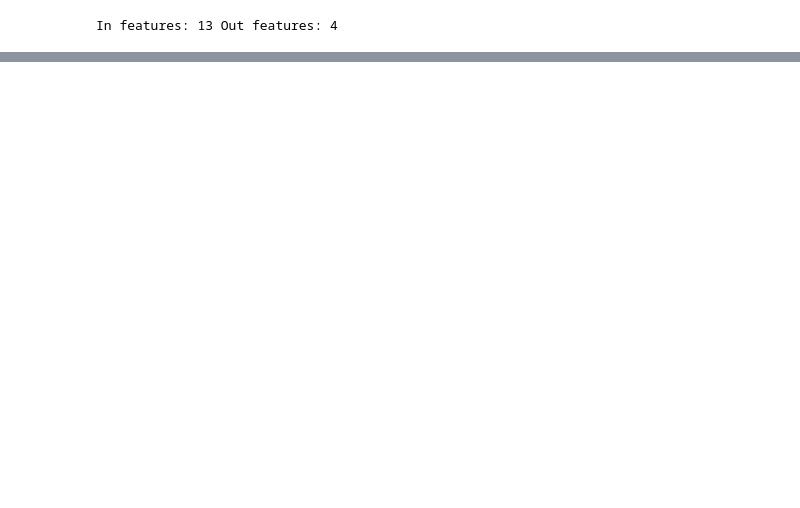
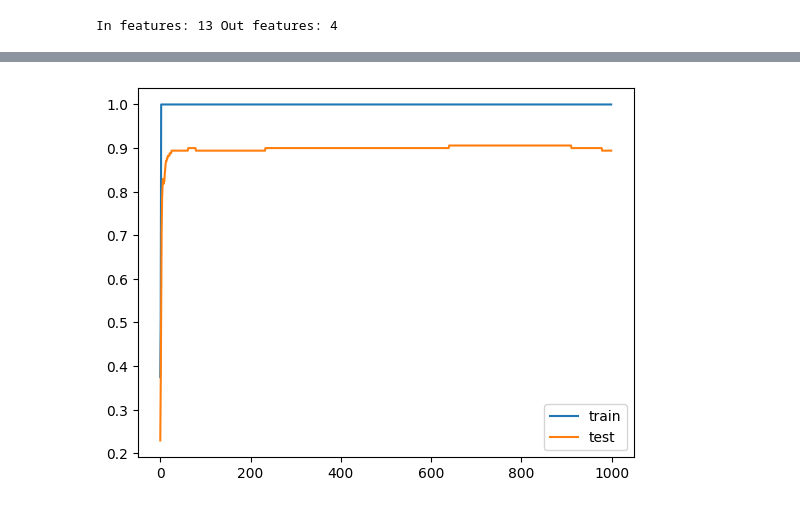
Before and after one commit to QasimWani/simple-transformer, a Jupyter notebook: mlp/backprop_multi_classification.ipynb, the cells around one changed output, grey strips where cells are left out. Saved outputs shown, nothing was run; the diff lists cells and outputs as text; code cells hidden in the pictures; blank space fills up the shorter version.

```diff
--- a/mlp/backprop_multi_classification.ipynb
+++ b/mlp/backprop_multi_classification.ipynb
@@ -374,3 +423,11 @@ plt.plot(losses)
+# %%
+# Train/Test Accuracy
+plt.plot(raw_accuracies['train'], label='train')
+plt.plot(raw_accuracies['test'], label='test')
+plt.legend()
+plt.show()
+# %% [output]
+[figure, added]
 # %%
 plt.title("4-way classification task using different layers of complexity")
 plt.xlabel("Epoch count")
```
Also changed, not shown: parts of 15 cells of this notebook.
